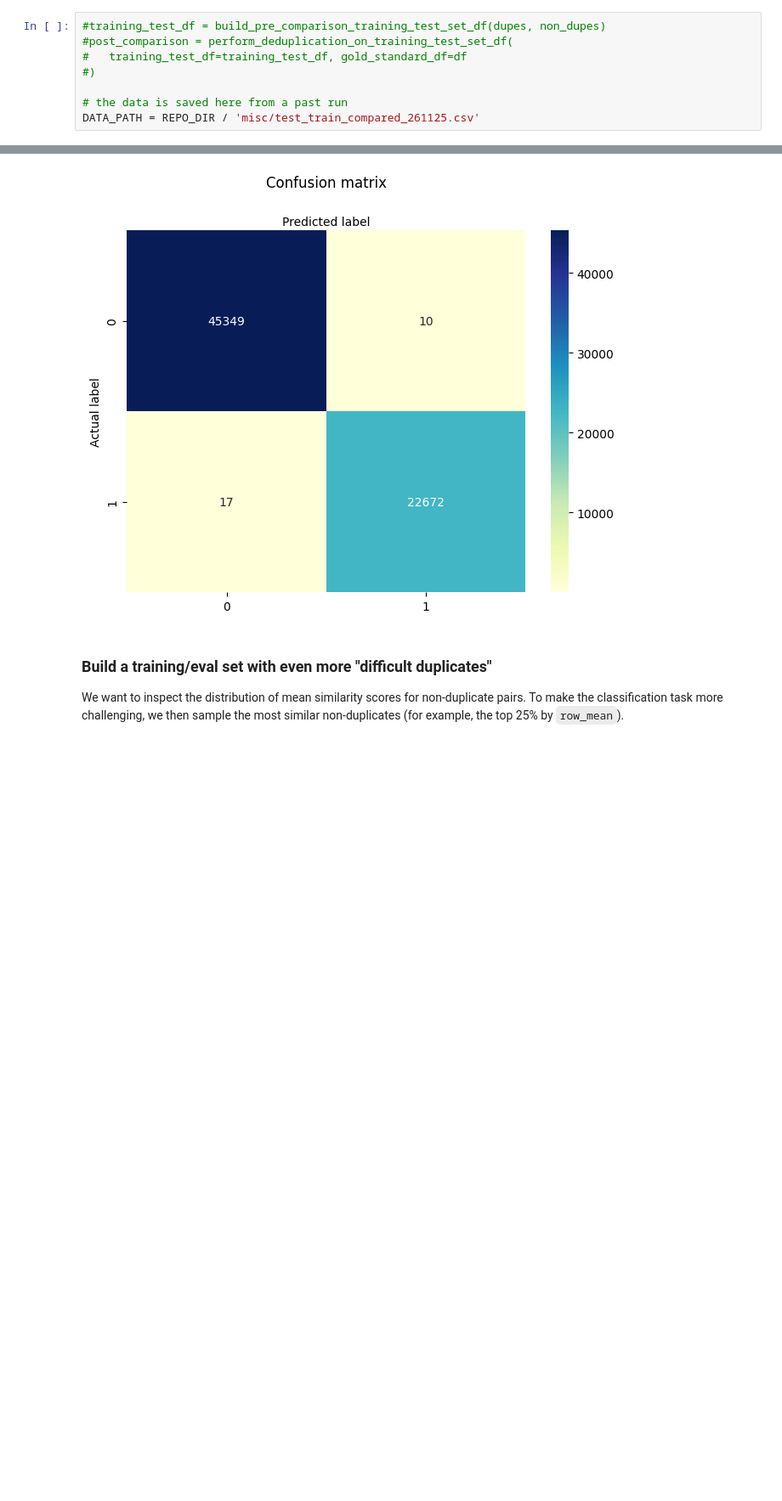
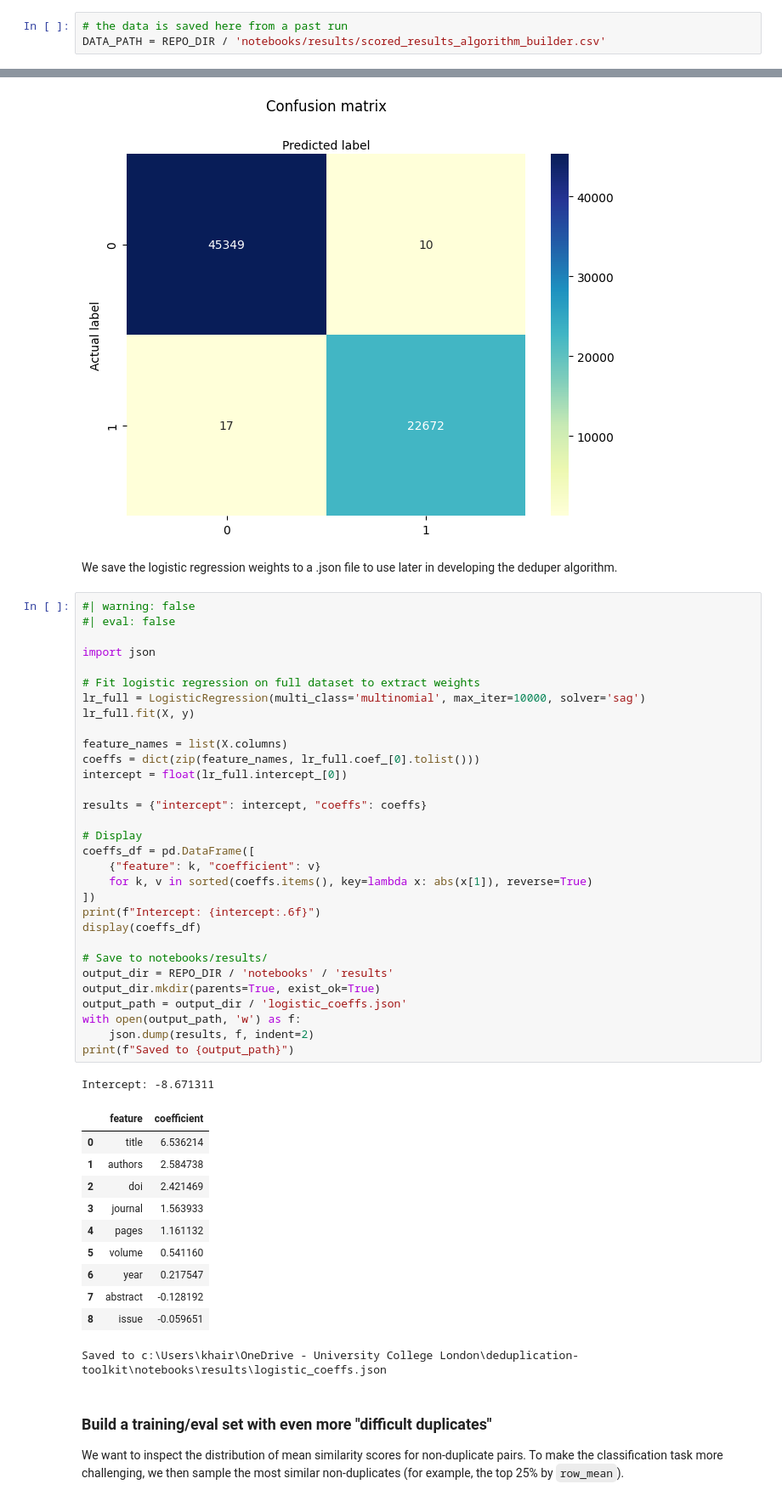
Before and after one commit to destiny-evidence/destiny-deduper, a Jupyter notebook: notebooks/01_building_dedupe_feature_importance_model.ipynb, the cells around one changed output, grey strips where cells are left out. Shown at 85% size. Cells and saved outputs as stored; diff of their text form; blank space fills up the shorter version.

Commit message:
add updated notebooks

```diff
--- a/notebooks/01_building_dedupe_feature_importance_model.ipynb
+++ b/notebooks/01_building_dedupe_feature_importance_model.ipynb
@@ -74,11 +82,6 @@ We build a complete train/test set using all of the duplicate pairs and a subset
 # %%
-#training_test_df = build_pre_comparison_training_test_set_df(dupes, non_dupes)
-#post_comparison = perform_deduplication_on_training_test_set_df(
-#   training_test_df=training_test_df, gold_standard_df=df
-#)
-
 # the data is saved here from a past run
-DATA_PATH = REPO_DIR / 'misc/test_train_compared_261125.csv'
+DATA_PATH = REPO_DIR / 'notebooks/results/scored_results_algorithm_builder.csv'
 # %% [markdown]
 ### Load and inspect data
 We now inspect the data after the string comparisons have been run. For each field, there is a match score between 0-1 and a row_mean column indicates the mean of all match scores.
@@ -225,6 +240,52 @@ plt.xlabel('Predicted label')
 # %% [output]
 Text(0.5, 427.9555555555555, 'Predicted label')
 [figure]
+# %% [markdown]
+We save the logistic regression weights to a .json file to use later in developing the deduper algorithm.
+# %%
+#| warning: false
+#| eval: false
+
+import json
+
+# Fit logistic regression on full dataset to extract weights
+lr_full = LogisticRegression(multi_class='multinomial', max_iter=10000, solver='sag')
+lr_full.fit(X, y)
+
+feature_names = list(X.columns)
+coeffs = dict(zip(feature_names, lr_full.coef_[0].tolist()))
+intercept = float(lr_full.intercept_[0])
+
+results = {"intercept": intercept, "coeffs": coeffs}
+
+# Display
+coeffs_df = pd.DataFrame([
+    {"feature": k, "coefficient": v}
+    for k, v in sorted(coeffs.items(), key=lambda x: abs(x[1]), reverse=True)
+])
+print(f"Intercept: {intercept:.6f}")
+display(coeffs_df)
+
+# Save to notebooks/results/
+output_dir = REPO_DIR / 'notebooks' / 'results'
+output_dir.mkdir(parents=True, exist_ok=True)
+output_path = output_dir / 'logistic_coeffs.json'
+with open(output_path, 'w') as f:
+    json.dump(results, f, indent=2)
+print(f"Saved to {output_path}")
+# %% [output]
+Intercept: -8.671311
+|  | feature | coefficient |
+| 0 | title | 6.536214 |
+| 1 | authors | 2.584738 |
+| 2 | doi | 2.421469 |
+| 3 | journal | 1.563933 |
+| 4 | pages | 1.161132 |
+| 5 | volume | 0.541160 |
+| 6 | year | 0.217547 |
+| 7 | abstract | -0.128192 |
+| 8 | issue | -0.059651 |
+Saved to c:\Users\khair\OneDrive - University College London\deduplication-toolkit\notebooks\results\logistic_coeffs.json
 # %% [markdown]
 ### Build a training/eval set with even more "difficult duplicates"
 We want to inspect the distribution of mean similarity scores for non-duplicate pairs. To make the classification task more challenging, we then sample the most similar non-duplicates (for example, the top 25% by `row_mean`).
```
Also changed, not shown: parts of 6 cells of this notebook, 4 other files.
